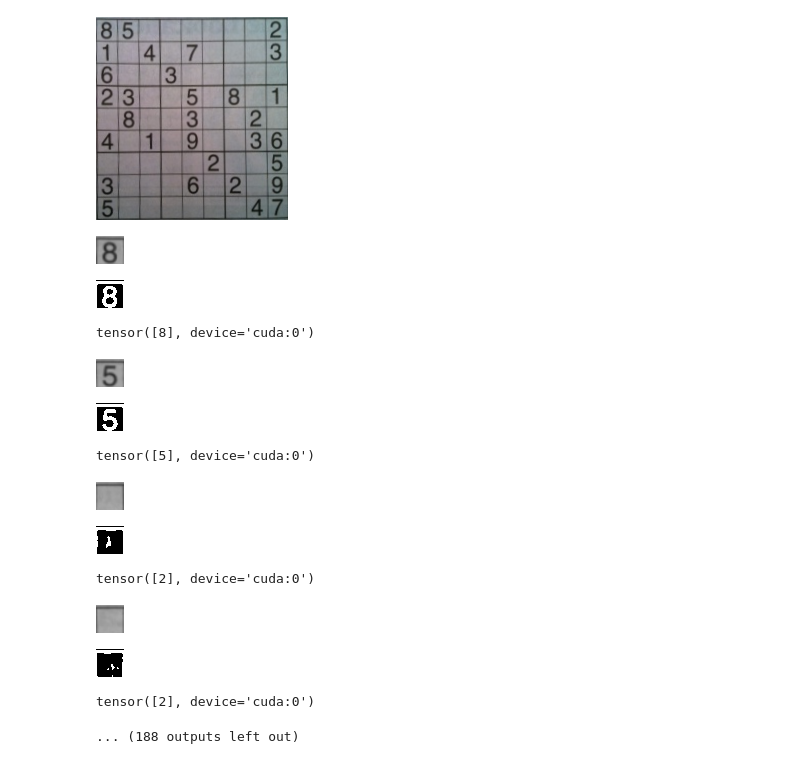
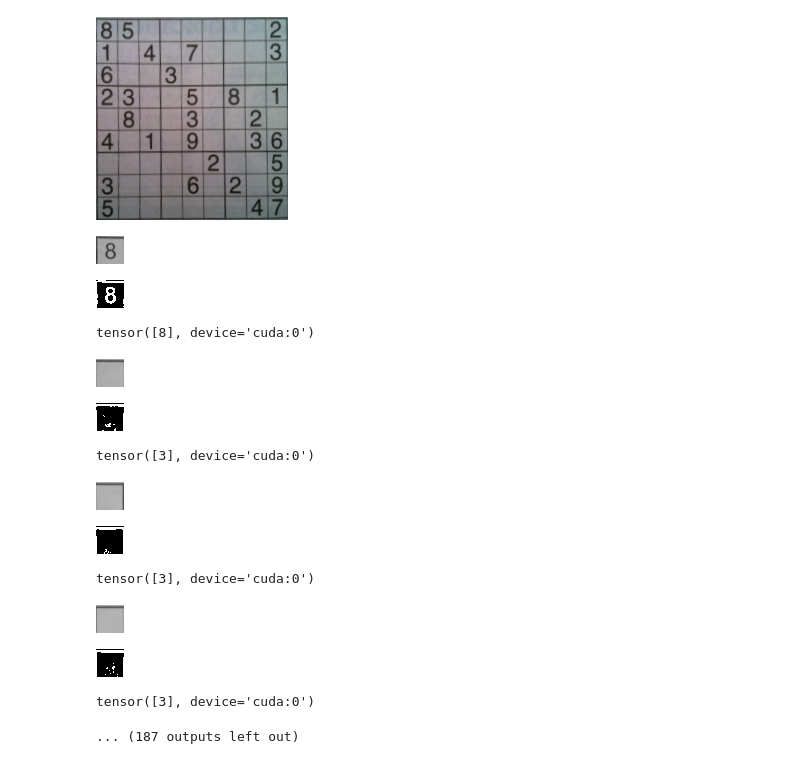
Before and after one commit to shreyas1209/Sudoku_Solver_App, a Jupyter notebook: Sudoku_Main.ipynb, the cells around one changed output. Drawn from its saved outputs; the diff is of its cells as text; code cells hidden in the pictures.

```diff
--- a/Sudoku_Main.ipynb
+++ b/Sudoku_Main.ipynb
@@ -22,7 +22,7 @@ from sudoku_net import *
 model = sudokunet(output_classes=10)
 # %%
 device = torch.device("cuda")
-model.load_state_dict(torch.load('/content/gdrive/MyDrive/Sudoku/sudoku_weights.pth', map_location="cuda:0"))
+model.load_state_dict(torch.load('/content/gdrive/MyDrive/Sudoku/sudokuweights.pth', map_location="cuda:0"))
 model.to(device)
 # %% [output]
 sudokunet(
@@ -74,18 +76,18 @@ def digit_reader(image,img_size,grid_size,model):
       print(digit_read)
       #return(digit_read)
 # %%
-digit_reader(pic2,(450,450),(9,9),model)
+digit_reader(pic,(450,450),(9,9),model)
 # %% [output]
-[figure, old version]
+[figure, new version]
-[figure, old version]
+[figure, new version]
 tensor([8], device='cuda:0')
-[figure, old version]
+[figure, new version]
-[figure, old version]
+[figure, new version]
-tensor([5], device='cuda:0')
+tensor([3], device='cuda:0')
 [figure]
-[figure, old version]
+[figure, new version]
-tensor([2], device='cuda:0')
+tensor([3], device='cuda:0')
 [figure]
 [figure]
-tensor([2], device='cuda:0')
+tensor([3], device='cuda:0')
-... (188 outputs left out)
+... (187 outputs left out)
```
Also changed, not shown: parts of 1 cell of this notebook.
